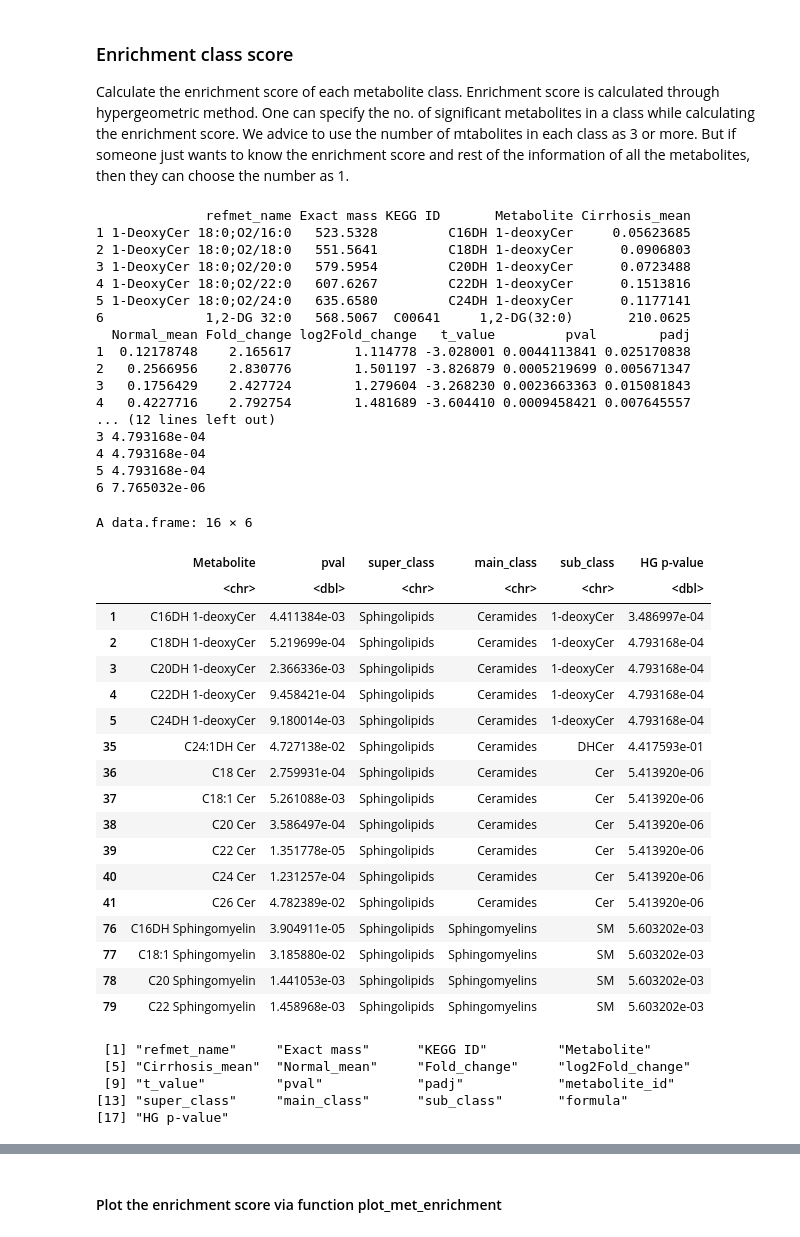
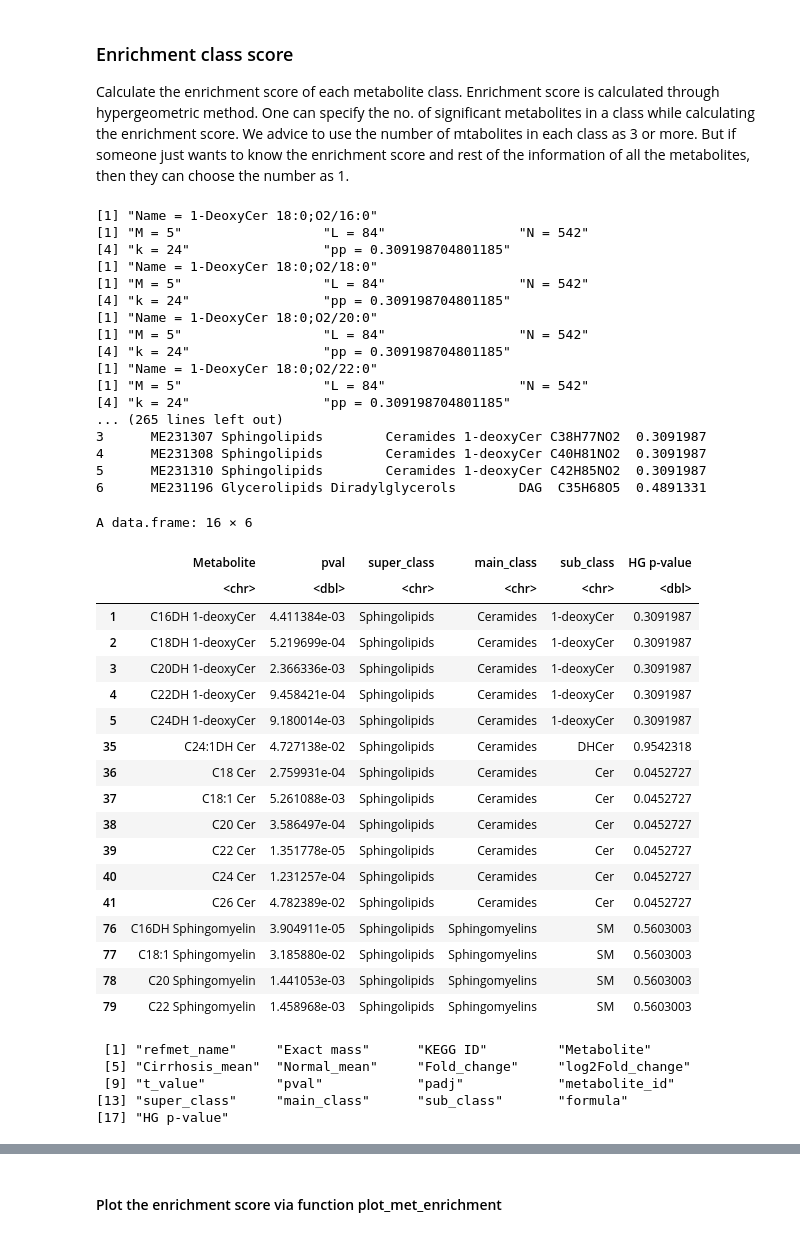
Before and after one commit to metabolomicsworkbench/MetENP, a Jupyter notebook: vignettes/MetENP_ST000915.ipynb, the cells around one changed output, grey strips where cells are left out. Saved outputs shown, nothing was run; the diff lists cells and outputs as text; code cells hidden in the pictures.

```diff
--- a/vignettes/MetENP_ST000915.ipynb
+++ b/vignettes/MetENP_ST000915.ipynb
@@ -198,51 +200,52 @@ Warning message:
 
 Calculate the enrichment score of each metabolite class. Enrichment score is calculated through hypergeometric method. One can specify the no. of significant metabolites in a class while calculating the enrichment score. We advice to use the number of mtabolites in each class as 3 or more. But if someone just wants to know the enrichment score and rest of the information of all the metabolites, then they can choose the number as 1.
 # %%
-metenrichment = metclassenrichment(df_metclass=sig_metabolites_kegg_id,refmet_class, metclass="sub_class",enrich_stats="HG",no=1)
+# pass debug = 0 below or comment some lines to suppress some print output
+metenrichment = metclassenrichment(df_metclass=sig_metabolites_kegg_id,refmet_class, metclass="sub_class",enrich_stats="HG",no=1, debug = 1)
 print(head(metenrichment))
 #knitr::kable(head(metenrichment))
 metenrichment[metenrichment$main_class %in% c("Ceramides", "Sphingomyelins"), c("Metabolite", "pval", "super_class", "main_class", "sub_class", "HG p-value")]
 colnames(metenrichment)
 metenrichment$super_class
 metenrichment$main_class
 metenrichment$sub_class
 # %% [output]
-              refmet_name Exact mass KEGG ID       Metabolite Cirrhosis_mean
-1 1-DeoxyCer 18:0;O2/16:0   523.5328         C16DH 1-deoxyCer     0.05623685
-2 1-DeoxyCer 18:0;O2/18:0   551.5641         C18DH 1-deoxyCer      0.0906803
-3 1-DeoxyCer 18:0;O2/20:0   579.5954         C20DH 1-deoxyCer      0.0723488
-4 1-DeoxyCer 18:0;O2/22:0   607.6267         C22DH 1-deoxyCer      0.1513816
-5 1-DeoxyCer 18:0;O2/24:0   635.6580         C24DH 1-deoxyCer      0.1177141
-6             1,2-DG 32:0   568.5067  C00641     1,2-DG(32:0)       210.0625
-  Normal_mean Fold_change log2Fold_change   t_value         pval        padj
-1  0.12178748    2.165617        1.114778 -3.028001 0.0044113841 0.025170838
-2   0.2566956    2.830776        1.501197 -3.826879 0.0005219699 0.005671347
-3   0.1756429    2.427724        1.279604 -3.268230 0.0023663363 0.015081843
-4   0.4227716    2.792754        1.481689 -3.604410 0.0009458421 0.007645557
-... (12 lines left out)
-3 4.793168e-04
-4 4.793168e-04
-5 4.793168e-04
-6 7.765032e-06
+[1] "Name = 1-DeoxyCer 18:0;O2/16:0"
+[1] "M = 5"                  "L = 84"                 "N = 542"
+[4] "k = 24"                 "pp = 0.309198704801185"
+[1] "Name = 1-DeoxyCer 18:0;O2/18:0"
+[1] "M = 5"                  "L = 84"                 "N = 542"
+[4] "k = 24"                 "pp = 0.309198704801185"
+[1] "Name = 1-DeoxyCer 18:0;O2/20:0"
+[1] "M = 5"                  "L = 84"                 "N = 542"
+[4] "k = 24"                 "pp = 0.309198704801185"
+[1] "Name = 1-DeoxyCer 18:0;O2/22:0"
+[1] "M = 5"                  "L = 84"                 "N = 542"
+[4] "k = 24"                 "pp = 0.309198704801185"
+... (265 lines left out)
+3      ME231307 Sphingolipids        Ceramides 1-deoxyCer C38H77NO2  0.3091987
+4      ME231308 Sphingolipids        Ceramides 1-deoxyCer C40H81NO2  0.3091987
+5      ME231310 Sphingolipids        Ceramides 1-deoxyCer C42H85NO2  0.3091987
+6      ME231196 Glycerolipids Diradylglycerols        DAG  C35H68O5  0.4891331
 A data.frame: 16 × 6
 |  | Metabolite | pval | super_class | main_class | sub_class | HG p-value |
 |  | <chr> | <dbl> | <chr> | <chr> | <chr> | <dbl> |
-| 1 | C16DH 1-deoxyCer | 4.411384e-03 | Sphingolipids | Ceramides | 1-deoxyCer | 3.486997e-04 |
-| 2 | C18DH 1-deoxyCer | 5.219699e-04 | Sphingolipids | Ceramides | 1-deoxyCer | 4.793168e-04 |
-| 3 | C20DH 1-deoxyCer | 2.366336e-03 | Sphingolipids | Ceramides | 1-deoxyCer | 4.793168e-04 |
-| 4 | C22DH 1-deoxyCer | 9.458421e-04 | Sphingolipids | Ceramides | 1-deoxyCer | 4.793168e-04 |
-| 5 | C24DH 1-deoxyCer | 9.180014e-03 | Sphingolipids | Ceramides | 1-deoxyCer | 4.793168e-04 |
-| 35 | C24:1DH Cer | 4.727138e-02 | Sphingolipids | Ceramides | DHCer | 4.417593e-01 |
-| 36 | C18 Cer | 2.759931e-04 | Sphingolipids | Ceramides | Cer | 5.413920e-06 |
-| 37 | C18:1 Cer | 5.261088e-03 | Sphingolipids | Ceramides | Cer | 5.413920e-06 |
-| 38 | C20 Cer | 3.586497e-04 | Sphingolipids | Ceramides | Cer | 5.413920e-06 |
-| 39 | C22 Cer | 1.351778e-05 | Sphingolipids | Ceramides | Cer | 5.413920e-06 |
-| 40 | C24 Cer | 1.231257e-04 | Sphingolipids | Ceramides | Cer | 5.413920e-06 |
-| 41 | C26 Cer | 4.782389e-02 | Sphingolipids | Ceramides | Cer | 5.413920e-06 |
-| 76 | C16DH Sphingomyelin | 3.904911e-05 | Sphingolipids | Sphingomyelins | SM | 5.603202e-03 |
-| 77 | C18:1 Sphingomyelin | 3.185880e-02 | Sphingolipids | Sphingomyelins | SM | 5.603202e-03 |
-| 78 | C20 Sphingomyelin | 1.441053e-03 | Sphingolipids | Sphingomyelins | SM | 5.603202e-03 |
-| 79 | C22 Sphingomyelin | 1.458968e-03 | Sphingolipids | Sphingomyelins | SM | 5.603202e-03 |
+| 1 | C16DH 1-deoxyCer | 4.411384e-03 | Sphingolipids | Ceramides | 1-deoxyCer | 0.3091987 |
+| 2 | C18DH 1-deoxyCer | 5.219699e-04 | Sphingolipids | Ceramides | 1-deoxyCer | 0.3091987 |
+| 3 | C20DH 1-deoxyCer | 2.366336e-03 | Sphingolipids | Ceramides | 1-deoxyCer | 0.3091987 |
+| 4 | C22DH 1-deoxyCer | 9.458421e-04 | Sphingolipids | Ceramides | 1-deoxyCer | 0.3091987 |
+| 5 | C24DH 1-deoxyCer | 9.180014e-03 | Sphingolipids | Ceramides | 1-deoxyCer | 0.3091987 |
+| 35 | C24:1DH Cer | 4.727138e-02 | Sphingolipids | Ceramides | DHCer | 0.9542318 |
+| 36 | C18 Cer | 2.759931e-04 | Sphingolipids | Ceramides | Cer | 0.0452727 |
+| 37 | C18:1 Cer | 5.261088e-03 | Sphingolipids | Ceramides | Cer | 0.0452727 |
+| 38 | C20 Cer | 3.586497e-04 | Sphingolipids | Ceramides | Cer | 0.0452727 |
+| 39 | C22 Cer | 1.351778e-05 | Sphingolipids | Ceramides | Cer | 0.0452727 |
+| 40 | C24 Cer | 1.231257e-04 | Sphingolipids | Ceramides | Cer | 0.0452727 |
+| 41 | C26 Cer | 4.782389e-02 | Sphingolipids | Ceramides | Cer | 0.0452727 |
+| 76 | C16DH Sphingomyelin | 3.904911e-05 | Sphingolipids | Sphingomyelins | SM | 0.5603003 |
+| 77 | C18:1 Sphingomyelin | 3.185880e-02 | Sphingolipids | Sphingomyelins | SM | 0.5603003 |
+| 78 | C20 Sphingomyelin | 1.441053e-03 | Sphingolipids | Sphingomyelins | SM | 0.5603003 |
+| 79 | C22 Sphingomyelin | 1.458968e-03 | Sphingolipids | Sphingomyelins | SM | 0.5603003 |
  [1] "refmet_name"     "Exact mass"      "KEGG ID"         "Metabolite"
  [5] "Cirrhosis_mean"  "Normal_mean"     "Fold_change"     "log2Fold_change"
  [9] "t_value"         "pval"            "padj"            "metabolite_id"
```
Also changed, not shown: parts of 4 cells of this notebook, 11 other files.
